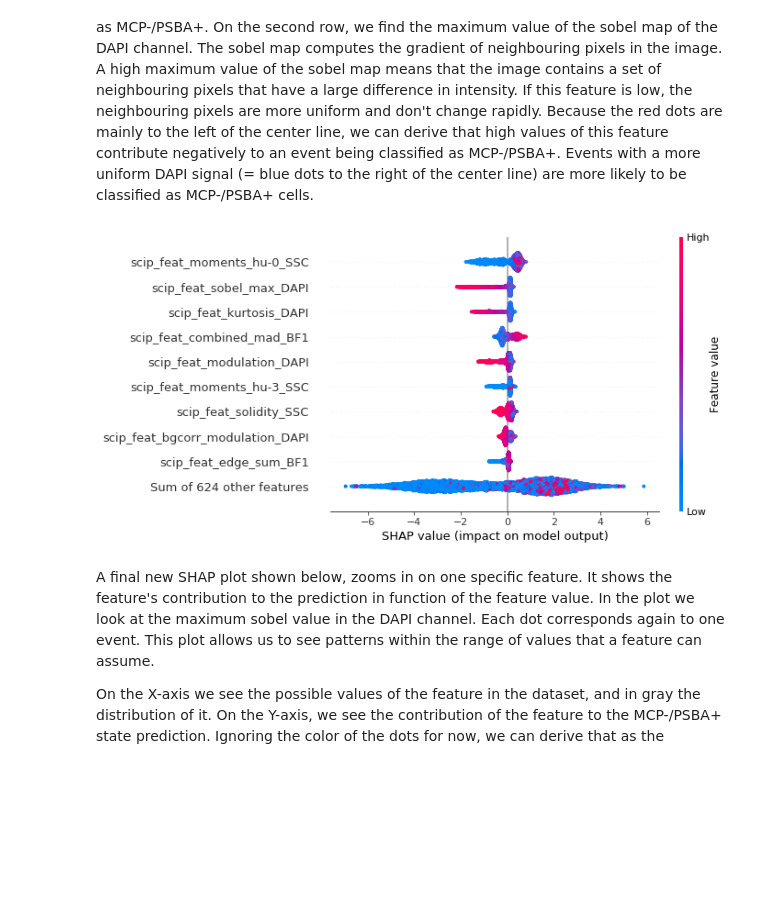
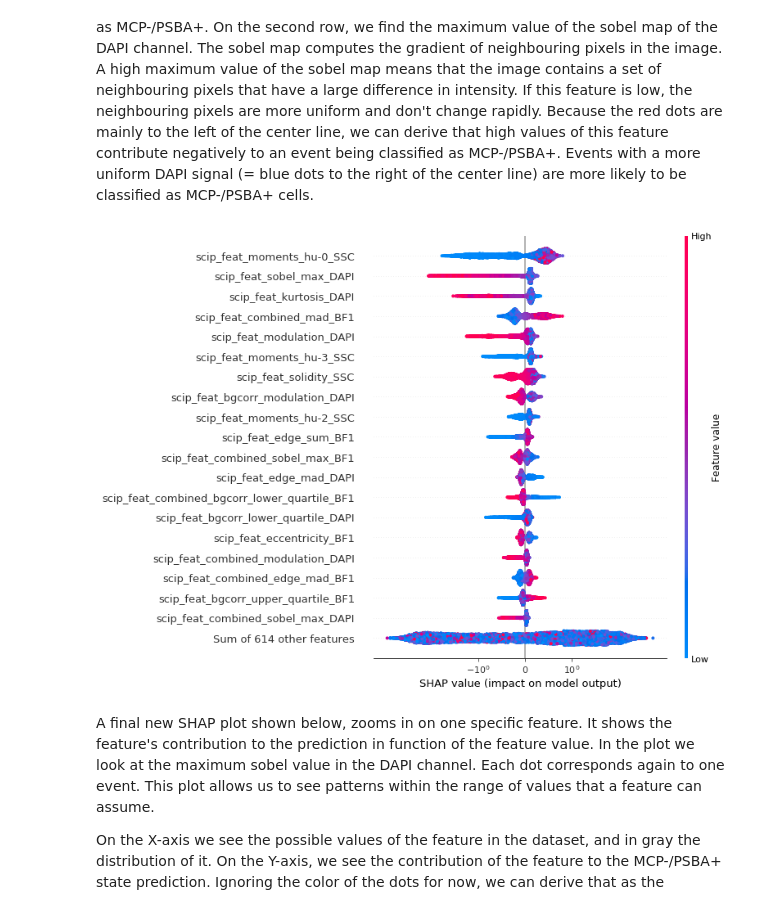
Before and after one commit to harel-coffee/SCIP-use-case-workflows-auto, a Jupyter notebook: notebooks/Interpreting Infection State Prediction Models.ipynb, the cells around one changed output. Saved outputs shown, nothing was run; the diff lists cells and outputs as text; code cells hidden in the pictures; blank space fills up the shorter version.

```diff
--- a/notebooks/Interpreting Infection State Prediction Models.ipynb
+++ b/notebooks/Interpreting Infection State Prediction Models.ipynb
@@ -137,0 +133,5 @@ df["meta_label"] = pandas.Categorical(df["meta_label"], categories=["mcp-_psba+"
+# %%
+# selection of the generic channel features for SCIP
+to_keep = df.filter(regex=".*scip.*(BF1|DAPI|SSC)$").columns
+Xs = df.loc[:, :, :, "Inf"][to_keep]
+Xs.shape
@@ -137,0 +148,2 @@ df["meta_label"] = pandas.Categorical(df["meta_label"], categories=["mcp-_psba+"
+# %%
+Xs_train, Xs_test, y_train, y_test = train_test_split(Xs, y, stratify=y, test_size=0.3, random_state=0)
@@ -138,4 +154,4 @@ df["meta_label"] = pandas.Categorical(df["meta_label"], categories=["mcp-_psba+"
 # %% [markdown]
 # Interpreting the Extreme Gradient Boosting classifier
 # %%
-model = joblib.load(data_dir / "results/scip/202201111300/xgb.joblib")
+model = load(data_dir / "results/scip/202201111300/xgb.joblib")
@@ -210,7 +235,7 @@ df_correct = df_test[preds == y_test]
 # %%
 numpy.random.seed(0)
 explainer = shap.TreeExplainer(model)
-shap_values = explainer(Xs_correct)
+shap_values = explainer(Xs_test)
 # %% [output]
 ntree_limit is deprecated, use `iteration_range` or model slicing instead.
 # %% [markdown]
@@ -241,9 +266,9 @@ Each dot on the plot corresponds to one event. The color of the dot indicates th
 On the first row, we again find the MAD of the edge of cell in the BF channel. We can see that on average high values of this feature contribute positively to events being classified as MCP-/PSBA+. On the second row, we find the maximum value of the sobel map of the DAPI channel. The sobel map computes the gradient of neighbouring pixels in the image. A high maximum value of the sobel map means that the image contains a set of neighbouring pixels that have a large difference in intensity. If this feature is low, the neighbouring pixels are more uniform and don't change rapidly. Because the red dots are mainly to the left of the center line, we can derive that high values of this feature contribute negatively to an event being classified as MCP-/PSBA+. Events with a more uniform DAPI signal (= blue dots to the right of the center line) are more likely to be classified as MCP-/PSBA+ cells.
 # %%
 label = enc.transform(["mcp-_psba+"])[0]
-shap.plots.beeswarm(shap_values[:, :, label])
+shap.plots.beeswarm(shap_values[:, :, label], log_scale=True, max_display=20)
 # %% [output]
-[figure, old version]
+[figure, new version]
 # %% [markdown]
 A final new SHAP plot shown below, zooms in on one specific feature. It shows the feature's contribution to the prediction in function of the feature value. In the plot we look at the maximum sobel value in the DAPI channel. Each dot corresponds again to one event. This plot allows us to see patterns within the range of values that a feature can assume.
 
```
Also changed, not shown: parts of 16 cells of this notebook, 8 other files.
